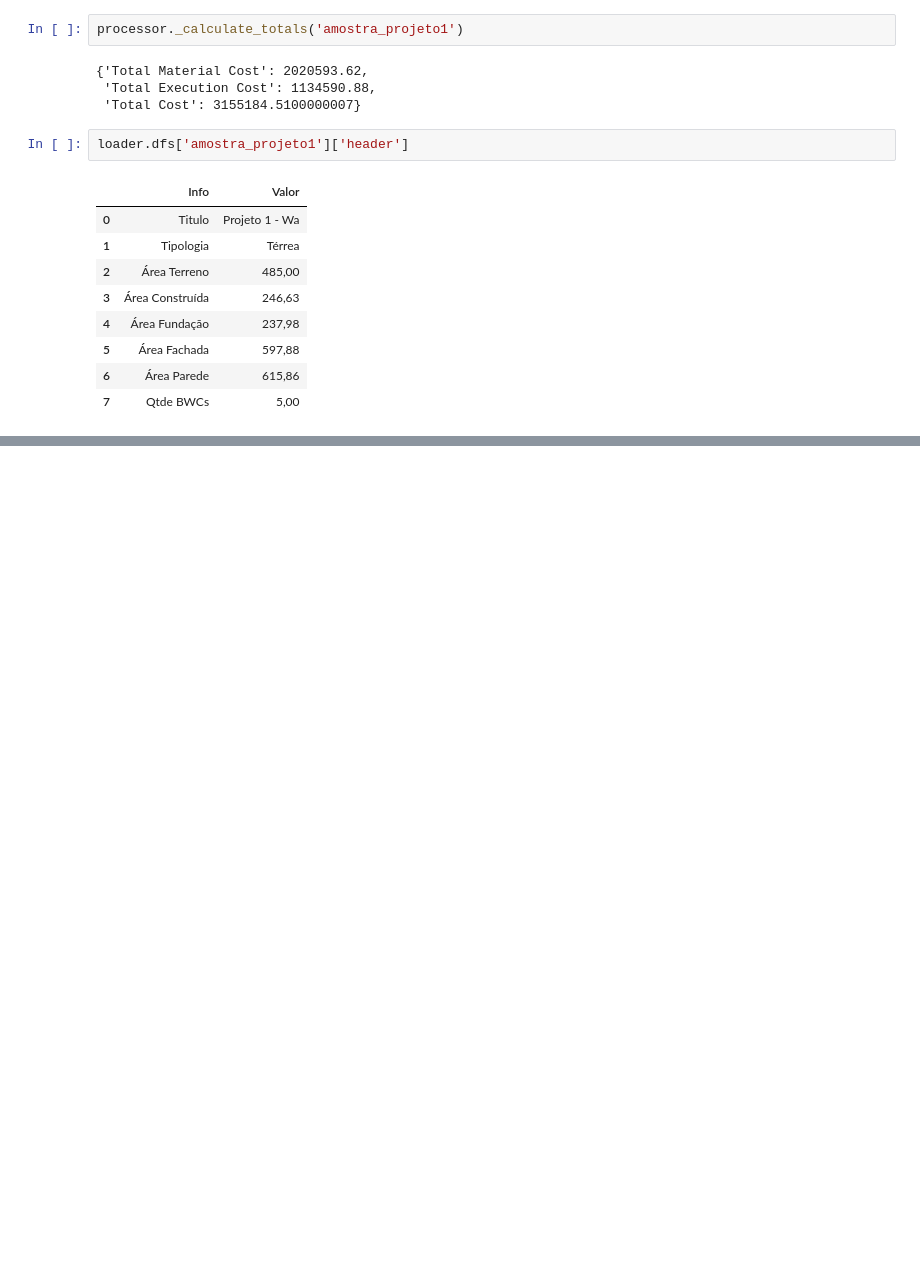
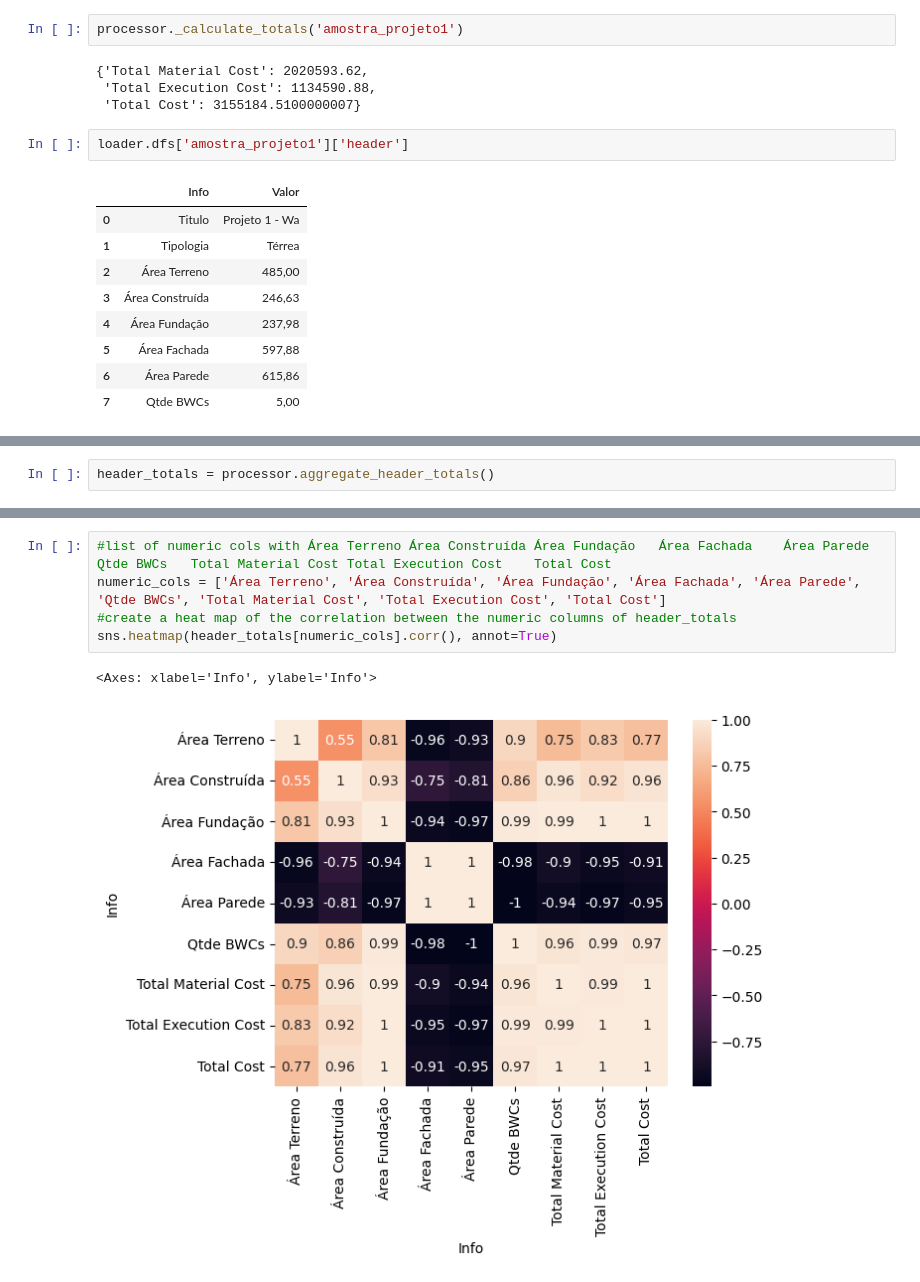
Before and after one commit to vector-b/makasi-data, a Jupyter notebook: _initial_eda.ipynb, the cells around one changed output, grey strips where cells are left out. Cells and saved outputs as stored; diff of their text form; blank space fills up the shorter version.

Commit message:
Put your head on my shoulder - Correlation of Totals and Headers

```diff
--- a/_initial_eda.ipynb
+++ b/_initial_eda.ipynb
@@ -81,0 +75,2 @@ loader._compile_T_headers()
+# %%
+header_totals = processor.aggregate_header_totals()
@@ -81,0 +84,8 @@ loader._compile_T_headers()
+# %%
+#list of numeric cols with Área Terreno	Área Construída	Área Fundação	Área Fachada	Área Parede	Qtde BWCs	Total Material Cost	Total Execution Cost	Total Cost
+numeric_cols = ['Área Terreno', 'Área Construída', 'Área Fundação', 'Área Fachada', 'Área Parede', 'Qtde BWCs', 'Total Material Cost', 'Total Execution Cost', 'Total Cost']
+#create a heat map of the correlation between the numeric columns of header_totals
+sns.heatmap(header_totals[numeric_cols].corr(), annot=True)
+# %% [output]
+<Axes: xlabel='Info', ylabel='Info'>
+[figure, added]
```
Also changed, not shown: parts of 2 cells of this notebook, 2 other files.
